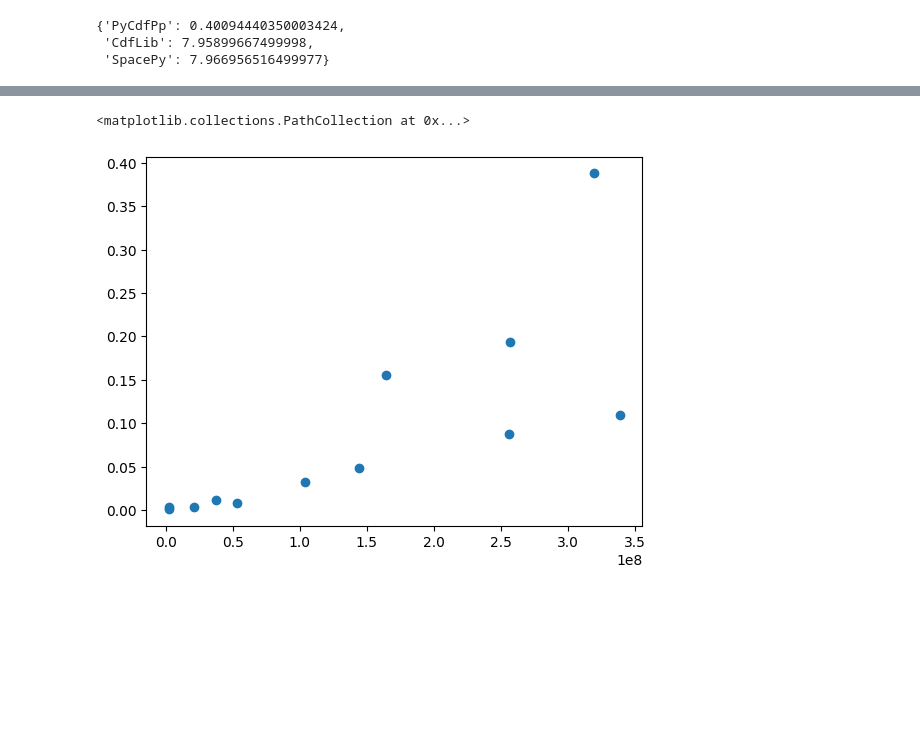
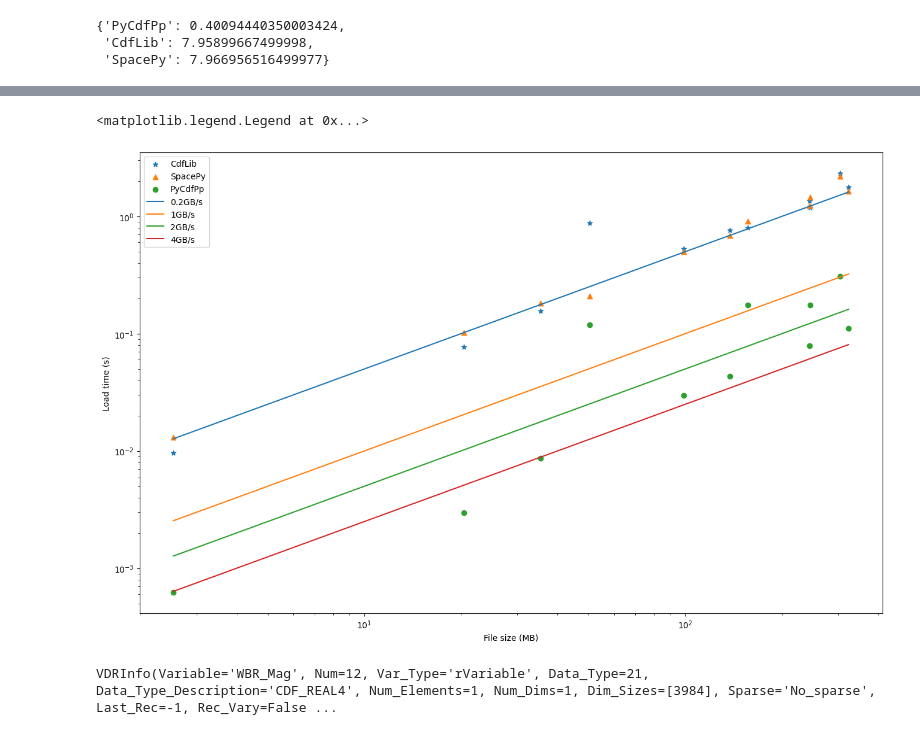
Before and after one commit to SciQLop/CDFpp, a Jupyter notebook: notebooks/benchmarks.ipynb, the cells around one changed output, grey strips where cells are left out. Saved outputs shown, nothing was run; the diff lists cells and outputs as text; code cells hidden in the pictures; blank space fills up the shorter version.

```diff
--- a/notebooks/benchmarks.ipynb
+++ b/notebooks/benchmarks.ipynb
@@ -222,13 +232,33 @@ Attributes:
-# %%
-times = []
-sizes = []
-for f in cdf_corpus:
-    t=timeit.timeit(lambda:pycdfpp.load(f, lazy_load=False), number=10)/10
-    times.append(t)
-    sizes.append(len(open(f,'rb').read()))
-
-plt.figure()
-plt.scatter(sizes,times)
-# %% [output]
-<matplotlib.collections.PathCollection at 0x...>
-[figure, removed]
+# %%
+times = {name: [] for name in CDF_libs}
+sizes = [
+    cdf_corpus_details[f].size / 1024**2
+    for f in cdf_corpus
+    if not cdf_corpus_details[f].is_compressed
+]
+
+for libname in times:
+    for f in cdf_corpus:
+        if not cdf_corpus_details[f].is_compressed:
+            load = CDF_libs[libname].full_load
+            t = timeit.timeit(lambda: load(f), number=10) / 10
+            times[libname].append(t)
+# %%
+plt.figure(figsize=(16,10))
+for marker,libname in zip(("*", "^", "o"), times):
+    plt.scatter(sizes, times[libname], label=libname, marker=marker)
+plt.plot(sorted(sizes), np.array(sorted(sizes)) / 200, label="0.2GB/s")
+plt.plot(sorted(sizes), np.array(sorted(sizes)) / 1000, label="1GB/s")
+plt.plot(sorted(sizes), np.array(sorted(sizes)) / 2000, label="2GB/s")
+plt.plot(sorted(sizes), np.array(sorted(sizes)) / 4000, label="4GB/s")
+plt.xlabel("File size (MB)")
+plt.ylabel("Load time (s)")
+plt.loglog()
+plt.legend(loc="upper left")
+# %% [output]
+<matplotlib.legend.Legend at 0x...>
+[figure, added]
+# %%
+cdflib.CDF("/tmp/cdfpp/po_h9_pwi_1997010103_v01.cdf").varinq("WBR_Mag")
+# %% [output]
+VDRInfo(Variable='WBR_Mag', Num=12, Var_Type='rVariable', Data_Type=21, Data_Type_Description='CDF_REAL4', Num_Elements=1, Num_Dims=1, Dim_Sizes=[3984], Sparse='No_sparse', Last_Rec=-1, Rec_Vary=False ...
```
Also changed, not shown: parts of 15 cells of this notebook.
